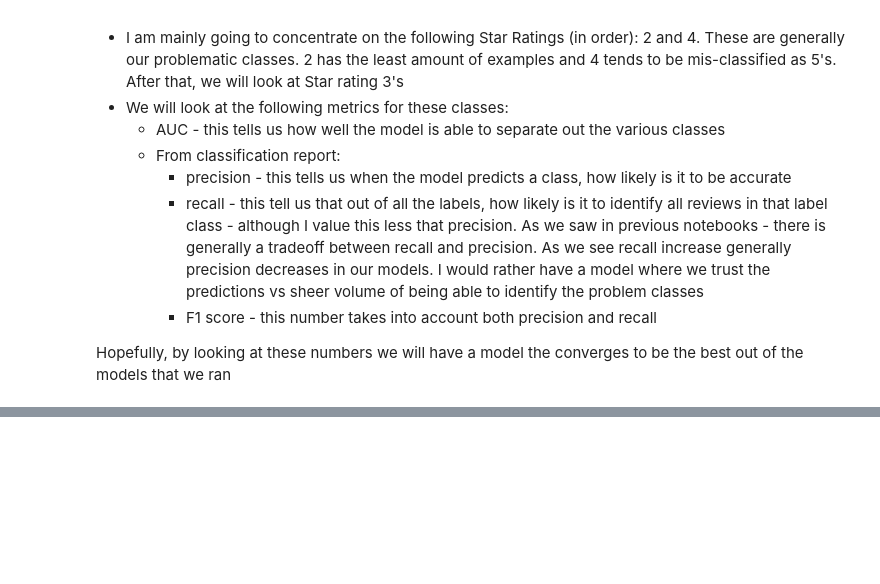
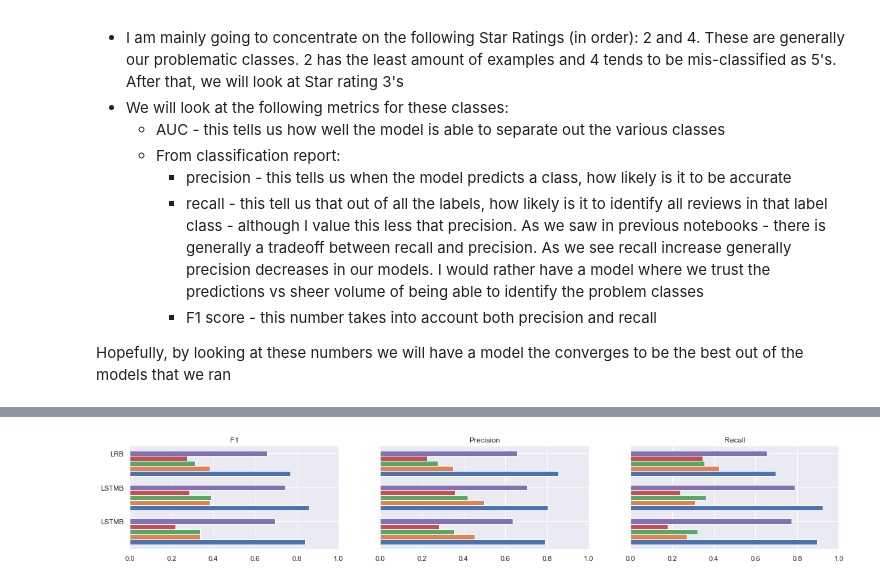
Before and after one commit to sv650s/sb-capstone, a Jupyter notebook: notebooks/5.0-deep-learning-summary.ipynb, the cells around one changed output, grey strips where cells are left out. Saved outputs shown, nothing was run; the diff lists cells and outputs as text; code cells hidden in the pictures; blank space fills up the shorter version.

Commit message:
updated deep learning summary with LSTMB with 1 million examples

```diff
--- a/notebooks/5.0-deep-learning-summary.ipynb
+++ b/notebooks/5.0-deep-learning-summary.ipynb
@@ -335,0 +64,7 @@ While 3 layer CNN model seems to strike a good balance between precision and rec
+# %%
+importlib.reload(pu)
+report_ml = ru.load_best_from_report(ML_REPORT_FILE)
+report_best2 = report_ml.append(report[report.model_name == "LSTMB"], sort=False)
+pu.plot_score_histograms(report_best2, version=2, label="model_name", sort=False)
+# %% [output]
+[figure, added]
```
Also changed, not shown: parts of 30 cells of this notebook, 10 other files.
